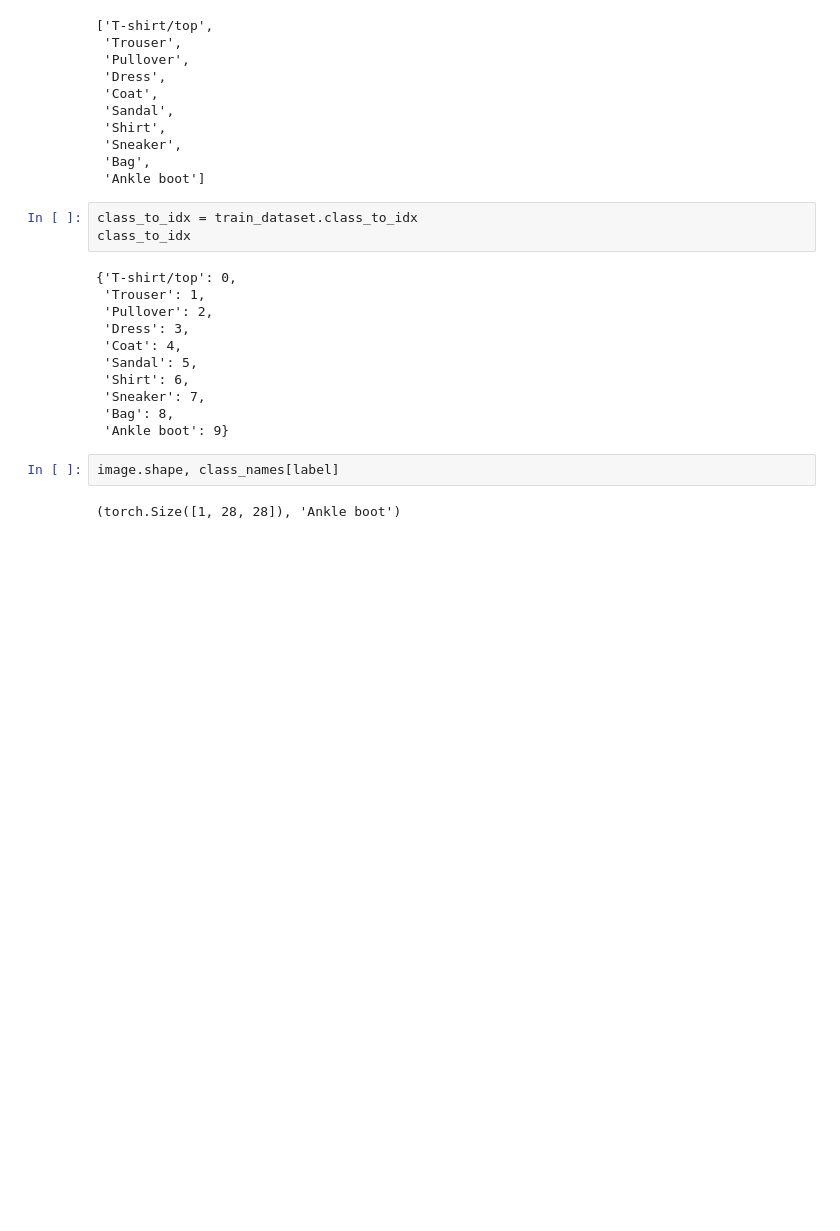
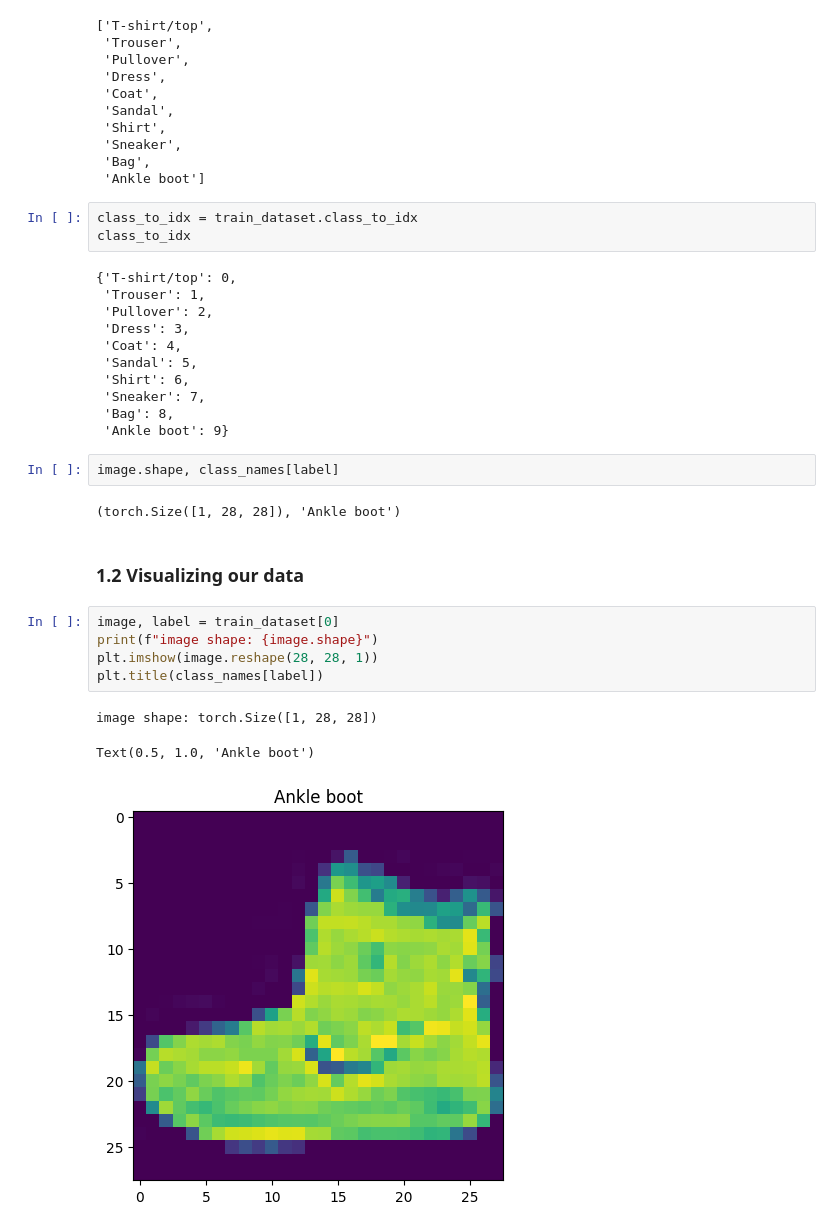
Before and after one commit to yacin-hamdi/deep_learning, a Jupyter notebook: pytorch/03_pytorch_computer_vision.ipynb, the cells around one changed output. Drawn from its saved outputs; the diff is of its cells as text; blank space fills up the shorter version.

Commit message:
visualize random sample of fashionmnist images

```diff
--- a/pytorch/03_pytorch_computer_vision.ipynb
+++ b/pytorch/03_pytorch_computer_vision.ipynb
@@ -106,3 +106,14 @@ class_to_idx
 image.shape, class_names[label]
 # %% [output]
 (torch.Size([1, 28, 28]), 'Ankle boot')
+# %% [markdown]
+### 1.2 Visualizing our data
+# %%
+image, label = train_dataset[0]
+print(f"image shape: {image.shape}")
+plt.imshow(image.reshape(28, 28, 1))
+plt.title(class_names[label])
+# %% [output]
+image shape: torch.Size([1, 28, 28])
+Text(0.5, 1.0, 'Ankle boot')
+[figure, added]
```
Also changed, not shown: parts of 2 cells of this notebook.
